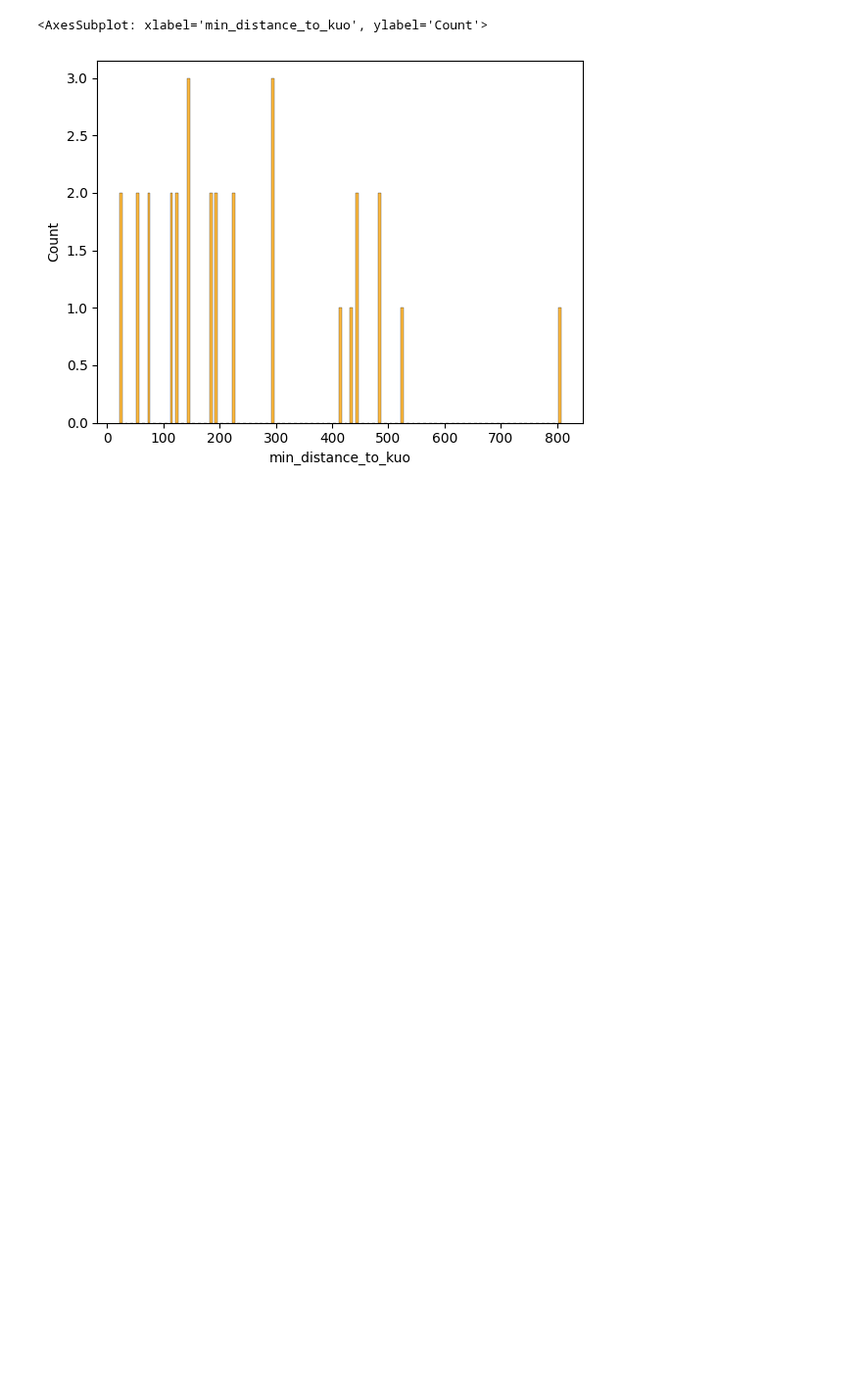
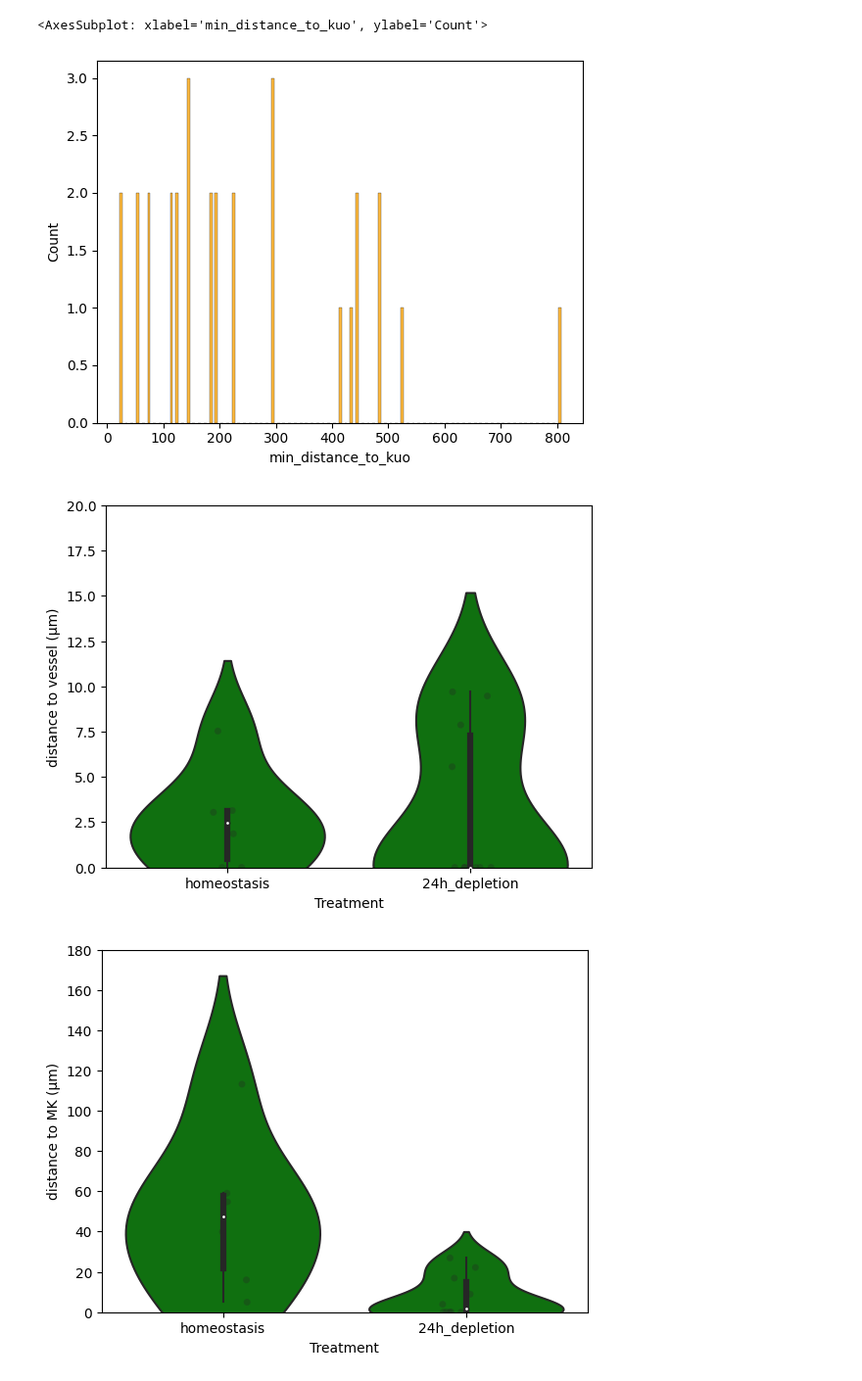
Before and after one commit to Mas515/Image_analysis, a Jupyter notebook: IVMtilescans_plot.ipynb, the cells around one changed output. Shown at 98% size. Saved outputs shown, nothing was run; the diff lists cells and outputs as text; code cells hidden in the pictures; blank space fills up the shorter version.

```diff
--- a/IVMtilescans_plot.ipynb
+++ b/IVMtilescans_plot.ipynb
@@ -466,3 +466,41 @@ See the caveats in the documentation: https://pandas.pydata.org/pandas-docs/stab
 Name: min_distance_to_kuo, dtype: float64
 <AxesSubplot: xlabel='min_distance_to_kuo', ylabel='Count'>
 [figure]
+# %%
+data=pd.read_csv('/Users/secchim/Documents/Experiments/Imaris_aged_IVM_tilescans/distance_to_MK_v1.csv', index_col=None, header=0)
+# data=data[data['Treatment']=='homeostasis']
+data=data[data['Treatment']!='ageing']
+data=data[data['file_type']=='movie']
+data=data[data['Time']==1]
+# sns.histplot(data, x="distance_to_MK", hue="Hoxb5_status_corrected", palette=['green','orange'], hue_order=('Hoxb5_vwf','hoxb5'), legend=False, binwidth=10, multiple="dodge")
+
+for r,b, in data.iterrows():
+    data.loc[r,'distance_to_vessel']=data.loc[r,'distance_to_vessel']-4
+    if data.loc[r,'distance_to_vessel']<0:
+        data.loc[r,'distance_to_vessel']=0
+
+# sns.histplot(data, x="distance_to_vessel", hue="Hoxb5_status_corrected", palette=['green','orange'], hue_order=('Hoxb5_vwf','hoxb5'), legend=False, binwidth=5, multiple="dodge")
+# sns.histplot(data, x="distance_to_vessel", hue="Treatment", palette=['green','black'], hue_order=('homeostasis','24h_depletion'), legend=False, binwidth=5, multiple="dodge")
+g=(sns.stripplot(x=("Treatment"),hue='Hoxb5_status_corrected', y="distance_to_vessel", data=data, dodge=True, color='black', alpha=0.3,  order=('homeostasis','24h_depletion')), sns.violinplot(x=("Treatment"), hue='Hoxb5_status_corrected', y="distance_to_vessel", data=data, showfliers = False, palette=['green','orange'],  order=('homeostasis','24h_depletion')))
+# plt.legend(title='Cell type', loc='upper center', labels=['Hoxb5+Vwf+', 'Hoxb5+Vwf-'])
+plt.legend([], [], frameon=False)
+g[1].set(ylabel='distance to vessel (µm)')
+g[1].set(ylim=(0,20))
+plt.show(g)
+
+for r,b, in data.iterrows():
+    data.loc[r,'distance_to_MK']=data.loc[r,'distance_to_MK']-4
+    if data.loc[r,'distance_to_MK']<0:
+        data.loc[r,'distance_to_MK']=0
+
+# sns.histplot(data, x="distance_to_vessel", hue="Hoxb5_status_corrected", palette=['green','orange'], hue_order=('Hoxb5_vwf','hoxb5'), legend=False, binwidth=5, multiple="dodge")
+# sns.histplot(data, x="distance_to_vessel", hue="Treatment", palette=['green','black'], hue_order=('homeostasis','24h_depletion'), legend=False, binwidth=5, multiple="dodge")
+g=(sns.stripplot(x=("Treatment"),hue='Hoxb5_status_corrected', y="distance_to_MK", data=data, dodge=True, color='black', alpha=0.3,  order=('homeostasis','24h_depletion')), sns.violinplot(x=("Treatment"), hue='Hoxb5_status_corrected', y="distance_to_MK", data=data, showfliers = False, palette=['green','orange'],  order=('homeostasis','24h_depletion')))
+# plt.legend(title='Cell type', loc='upper center', labels=['Hoxb5+Vwf+', 'Hoxb5+Vwf-'])
+plt.legend([], [], frameon=False)
+g[1].set(ylabel='distance to MK (µm)')
+g[1].set(ylim=(0,180))
+plt.show(g)
+# %% [output]
+[figure, added]
+[figure, added]
```
Also changed, not shown: parts of 1 cell of this notebook.
